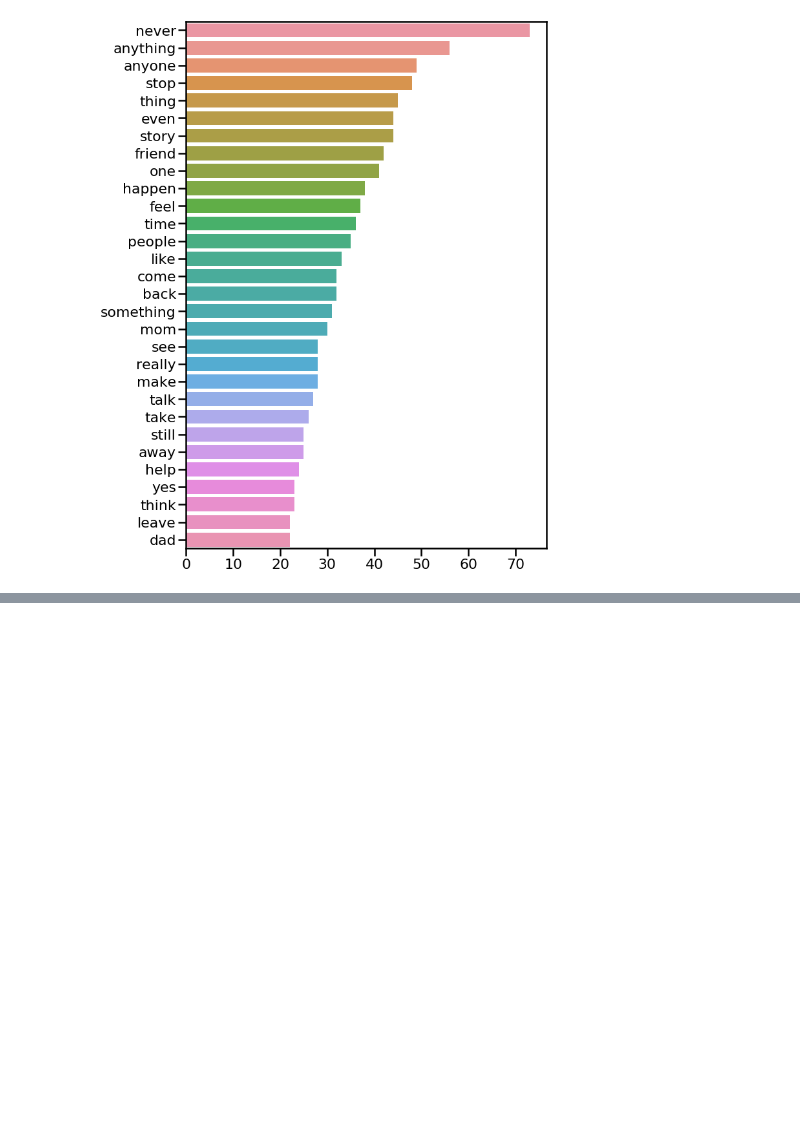
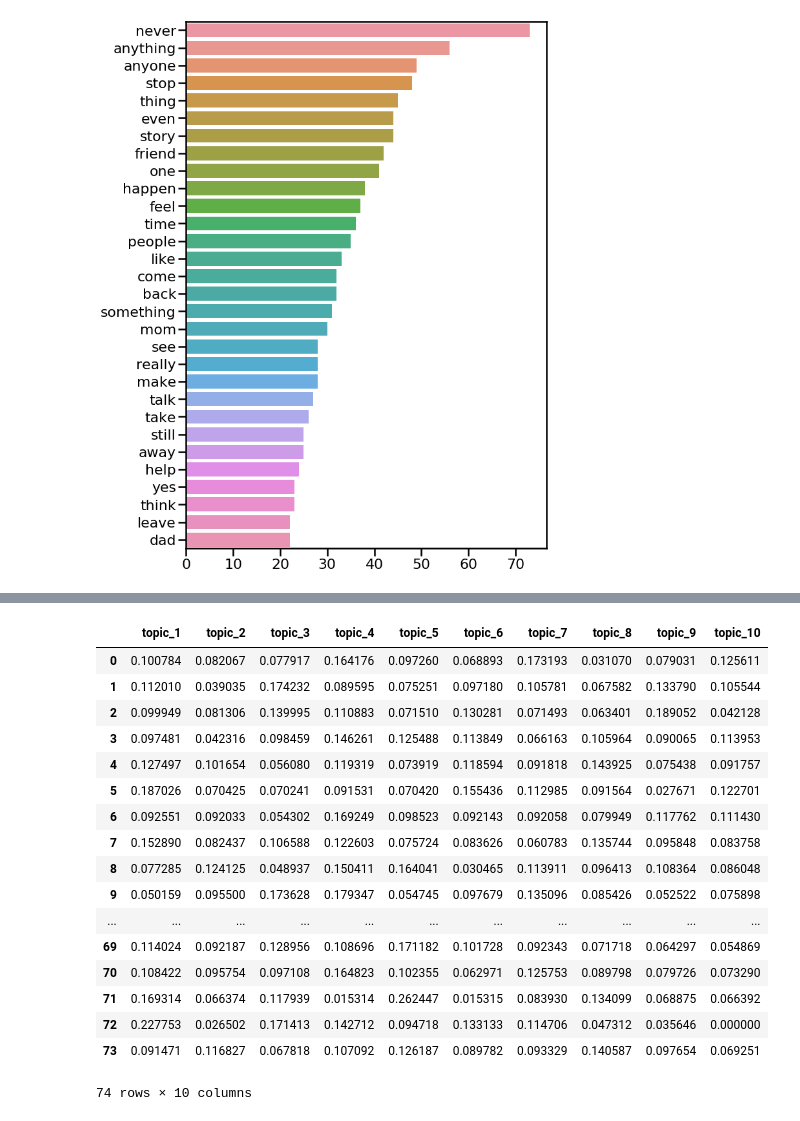
Before and after one commit to k-christensen/MeToo_in_STEM, a Jupyter notebook: exploratory.ipynb, the cells around one changed output, grey strips where cells are left out. Saved outputs shown, nothing was run; the diff lists cells and outputs as text; code cells hidden in the pictures; blank space fills up the shorter version.

```diff
--- a/exploratory.ipynb
+++ b/exploratory.ipynb
@@ -1891,0 +1859,7 @@ doc_list(df_reddit,stopword_list)
+# %%
+reddit_topic_dist_list = []
+for item in list(lda.LdaModel.get_document_topics(lda_model,bow = bow_reddit)):
+    dist_only = []
+    for label, dist in item:
+        dist_only.append(dist)
+    reddit_topic_dist_list.append(dist_only)
@@ -1891,0 +1872,35 @@ doc_list(df_reddit,stopword_list)
+# %%
+bow_stem = [id2word.doc2bow(text) for text in stem_docs]
+
+stem_topic_dist_list = []
+for item in list(lda.LdaModel.get_document_topics(lda_model,bow = bow_stem)):
+    dist_only = []
+    for label, dist in item:
+        dist_only.append(dist)
+    stem_topic_dist_list.append(dist_only)
+
+df_topic_dist_stem=pd.DataFrame(stem_topic_dist_list, columns=['topic_1', 'topic_2', 'topic_3',
+                                                                   'topic_4', 'topic_5', 'topic_6',
+                                                                   'topic_7', 'topic_8', 'topic_9',
+                                                                   'topic_10'])
+df_topic_dist_stem.fillna(0, inplace = True)
+df_topic_dist_stem
+# %% [output]
+|  | topic_1 | topic_2 | topic_3 | topic_4 | topic_5 | topic_6 | topic_7 | topic_8 | topic_9 | topic_10 |
+| 0 | 0.100784 | 0.082067 | 0.077917 | 0.164176 | 0.097260 | 0.068893 | 0.173193 | 0.031070 | 0.079031 | 0.125611 |
+| 1 | 0.112010 | 0.039035 | 0.174232 | 0.089595 | 0.075251 | 0.097180 | 0.105781 | 0.067582 | 0.133790 | 0.105544 |
+| 2 | 0.099949 | 0.081306 | 0.139995 | 0.110883 | 0.071510 | 0.130281 | 0.071493 | 0.063401 | 0.189052 | 0.042128 |
+| 3 | 0.097481 | 0.042316 | 0.098459 | 0.146261 | 0.125488 | 0.113849 | 0.066163 | 0.105964 | 0.090065 | 0.113953 |
+| 4 | 0.127497 | 0.101654 | 0.056080 | 0.119319 | 0.073919 | 0.118594 | 0.091818 | 0.143925 | 0.075438 | 0.091757 |
+| 5 | 0.187026 | 0.070425 | 0.070241 | 0.091531 | 0.070420 | 0.155436 | 0.112985 | 0.091564 | 0.027671 | 0.122701 |
+| 6 | 0.092551 | 0.092033 | 0.054302 | 0.169249 | 0.098523 | 0.092143 | 0.092058 | 0.079949 | 0.117762 | 0.111430 |
+| 7 | 0.152890 | 0.082437 | 0.106588 | 0.122603 | 0.075724 | 0.083626 | 0.060783 | 0.135744 | 0.095848 | 0.083758 |
+| 8 | 0.077285 | 0.124125 | 0.048937 | 0.150411 | 0.164041 | 0.030465 | 0.113911 | 0.096413 | 0.108364 | 0.086048 |
+| 9 | 0.050159 | 0.095500 | 0.173628 | 0.179347 | 0.054745 | 0.097679 | 0.135096 | 0.085426 | 0.052522 | 0.075898 |
+| ... | ... | ... | ... | ... | ... | ... | ... | ... | ... | ... |
+| 69 | 0.114024 | 0.092187 | 0.128956 | 0.108696 | 0.171182 | 0.101728 | 0.092343 | 0.071718 | 0.064297 | 0.054869 |
+| 70 | 0.108422 | 0.095754 | 0.097108 | 0.164823 | 0.102355 | 0.062971 | 0.125753 | 0.089798 | 0.079726 | 0.073290 |
+| 71 | 0.169314 | 0.066374 | 0.117939 | 0.015314 | 0.262447 | 0.015315 | 0.083930 | 0.134099 | 0.068875 | 0.066392 |
+| 72 | 0.227753 | 0.026502 | 0.171413 | 0.142712 | 0.094718 | 0.133133 | 0.114706 | 0.047312 | 0.035646 | 0.000000 |
+| 73 | 0.091471 | 0.116827 | 0.067818 | 0.107092 | 0.126187 | 0.089782 | 0.093329 | 0.140587 | 0.097654 | 0.069251 |
+74 rows × 10 columns
```
Also changed, not shown: parts of 34 cells of this notebook, 2 other files.
